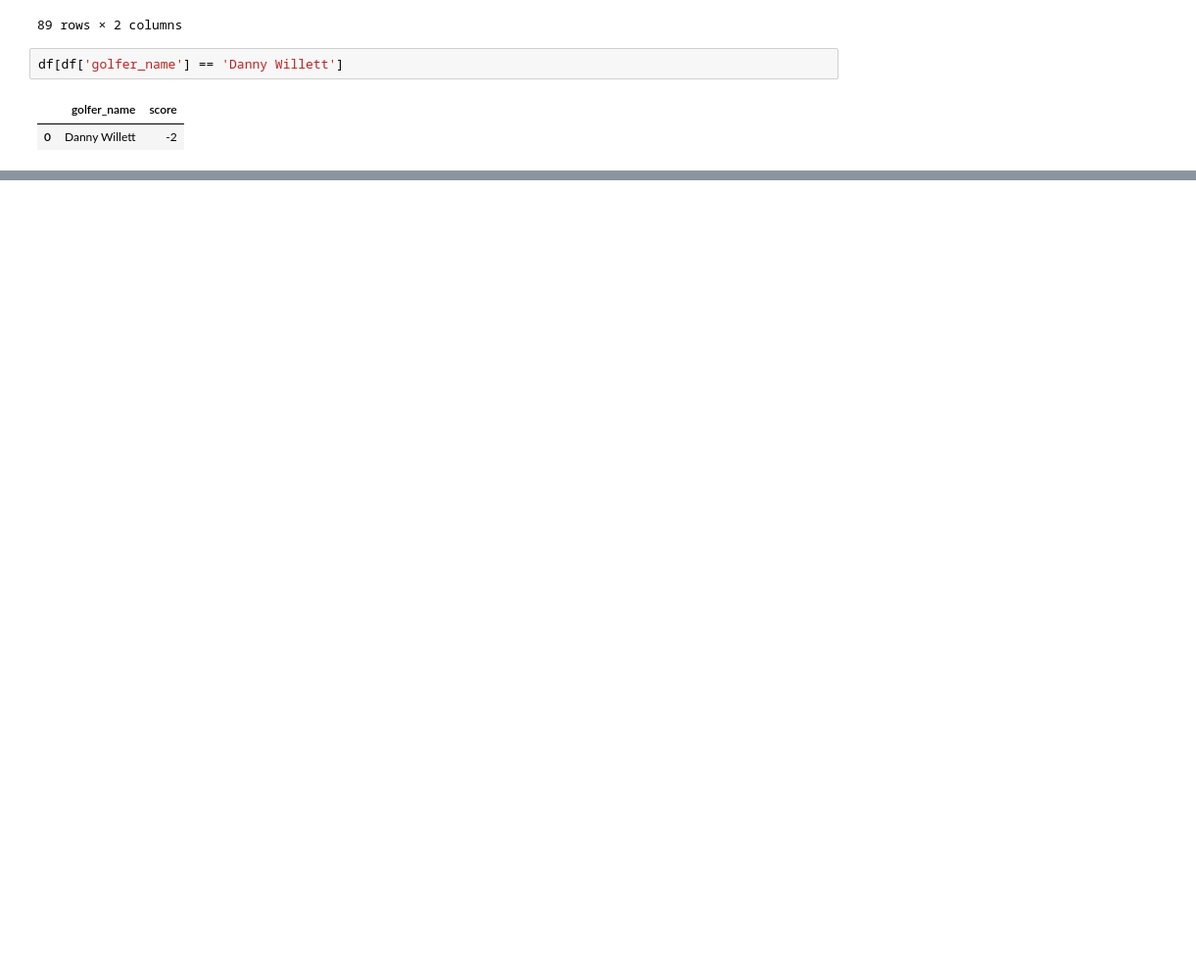
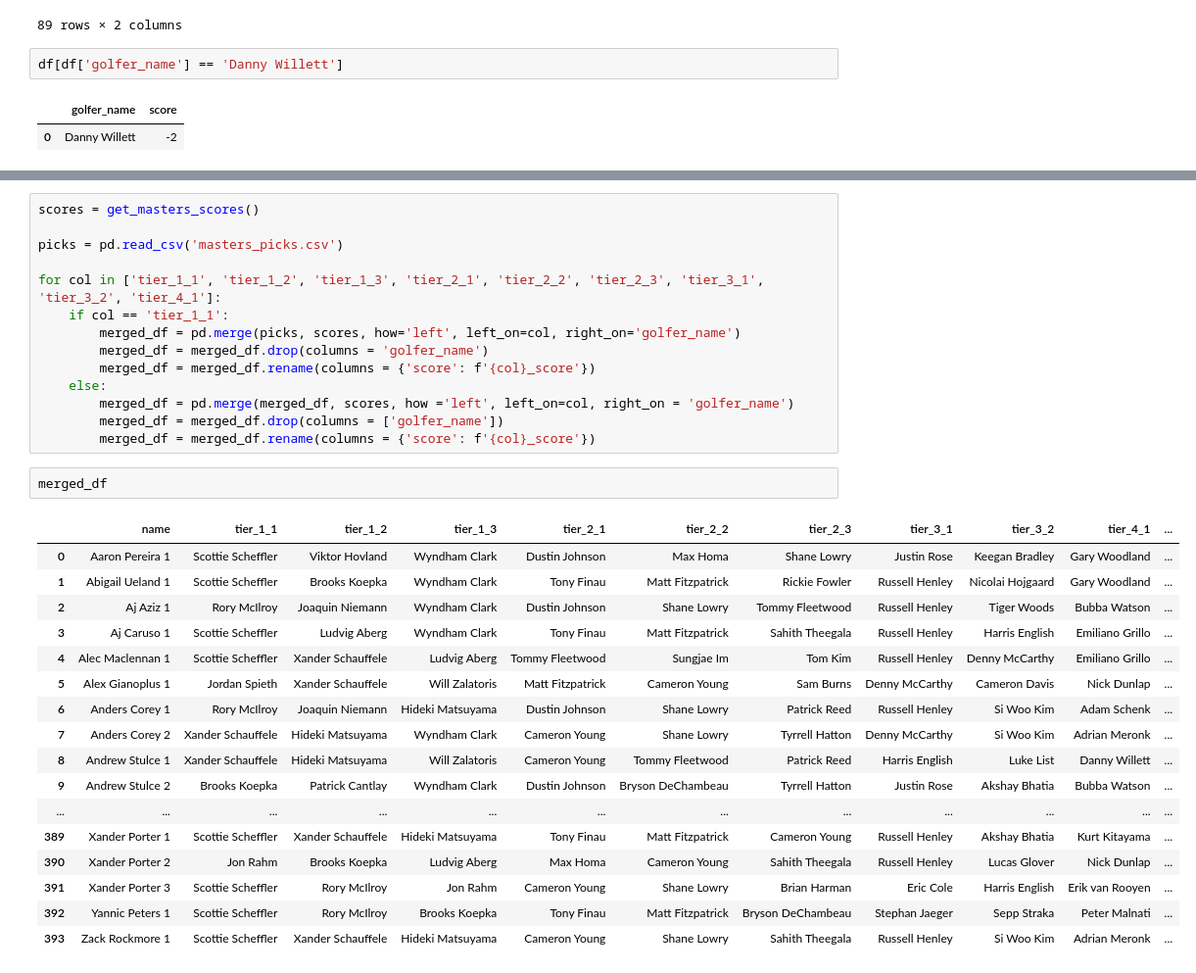
Before and after one commit to jerico-johns/masters, a Jupyter notebook: masters.ipynb, the cells around one changed output, grey strips where cells are left out. Shown at 98% size. Cells and saved outputs as stored; diff of their text form; blank space fills up the shorter version.

Commit message:
Picks added

```diff
--- a/masters.ipynb
+++ b/masters.ipynb
@@ -179,0 +200,34 @@ df[df['golfer_name'] == 'Danny Willett']
+# %%
+scores = get_masters_scores()
+
+picks = pd.read_csv('masters_picks.csv')
+
+for col in ['tier_1_1', 'tier_1_2', 'tier_1_3', 'tier_2_1', 'tier_2_2', 'tier_2_3', 'tier_3_1', 'tier_3_2', 'tier_4_1']:
+    if col == 'tier_1_1':
+        merged_df = pd.merge(picks, scores, how='left', left_on=col, right_on='golfer_name')
+        merged_df = merged_df.drop(columns = 'golfer_name')
+        merged_df = merged_df.rename(columns = {'score': f'{col}_score'})
+    else:
+        merged_df = pd.merge(merged_df, scores, how ='left', left_on=col, right_on = 'golfer_name')
+        merged_df = merged_df.drop(columns = ['golfer_name'])
+        merged_df = merged_df.rename(columns = {'score': f'{col}_score'})
+# %%
+merged_df
+# %% [output]
+|  | name | tier_1_1 | tier_1_2 | tier_1_3 | tier_2_1 | tier_2_2 | tier_2_3 | tier_3_1 | tier_3_2 | tier_4_1 | ... |
+| 0 | Aaron Pereira 1 | Scottie Scheffler | Viktor Hovland | Wyndham Clark | Dustin Johnson | Max Homa | Shane Lowry | Justin Rose | Keegan Bradley | Gary Woodland | ... |
+| 1 | Abigail Ueland 1 | Scottie Scheffler | Brooks Koepka | Wyndham Clark | Tony Finau | Matt Fitzpatrick | Rickie Fowler | Russell Henley | Nicolai Hojgaard | Gary Woodland | ... |
+| 2 | Aj Aziz 1 | Rory McIlroy | Joaquin Niemann | Wyndham Clark | Dustin Johnson | Shane Lowry | Tommy Fleetwood | Russell Henley | Tiger Woods | Bubba Watson | ... |
+| 3 | Aj Caruso 1 | Scottie Scheffler | Ludvig Aberg | Wyndham Clark | Tony Finau | Matt Fitzpatrick | Sahith Theegala | Russell Henley | Harris English | Emiliano Grillo | ... |
+| 4 | Alec Maclennan 1 | Scottie Scheffler | Xander Schauffele | Ludvig Aberg | Tommy Fleetwood | Sungjae Im | Tom Kim | Russell Henley | Denny McCarthy | Emiliano Grillo | ... |
+| 5 | Alex Gianoplus 1 | Jordan Spieth | Xander Schauffele | Will Zalatoris | Matt Fitzpatrick | Cameron Young | Sam Burns | Denny McCarthy | Cameron Davis | Nick Dunlap | ... |
+| 6 | Anders Corey 1 | Rory McIlroy | Joaquin Niemann | Hideki Matsuyama | Dustin Johnson | Shane Lowry | Patrick Reed | Russell Henley | Si Woo Kim | Adam Schenk | ... |
+| 7 | Anders Corey 2 | Xander Schauffele | Hideki Matsuyama | Wyndham Clark | Cameron Young | Shane Lowry | Tyrrell Hatton | Denny McCarthy | Si Woo Kim | Adrian Meronk | ... |
+| 8 | Andrew Stulce 1 | Xander Schauffele | Hideki Matsuyama | Will Zalatoris | Cameron Young | Tommy Fleetwood | Patrick Reed | Harris English | Luke List | Danny Willett | ... |
+| 9 | Andrew Stulce 2 | Brooks Koepka | Patrick Cantlay | Wyndham Clark | Dustin Johnson | Bryson DeChambeau | Tyrrell Hatton | Justin Rose | Akshay Bhatia | Bubba Watson | ... |
+| ... | ... | ... | ... | ... | ... | ... | ... | ... | ... | ... | ... |
+| 389 | Xander Porter 1 | Scottie Scheffler | Xander Schauffele | Hideki Matsuyama | Tony Finau | Matt Fitzpatrick | Cameron Young | Russell Henley | Akshay Bhatia | Kurt Kitayama | ... |
+| 390 | Xander Porter 2 | Jon Rahm | Brooks Koepka | Ludvig Aberg | Max Homa | Cameron Young | Sahith Theegala | Russell Henley | Lucas Glover | Nick Dunlap | ... |
+| 391 | Xander Porter 3 | Scottie Scheffler | Rory McIlroy | Jon Rahm | Cameron Young | Shane Lowry | Brian Harman | Eric Cole | Harris English | Erik van Rooyen | ... |
+| 392 | Yannic Peters 1 | Scottie Scheffler | Rory McIlroy | Brooks Koepka | Tony Finau | Matt Fitzpatrick | Bryson DeChambeau | Stephan Jaeger | Sepp Straka | Peter Malnati | ... |
+| 393 | Zack Rockmore 1 | Scottie Scheffler | Xander Schauffele | Hideki Matsuyama | Cameron Young | Shane Lowry | Sahith Theegala | Russell Henley | Si Woo Kim | Adrian Meronk | ... |
```
Also changed, not shown: parts of 2 cells of this notebook, 2 other files.
